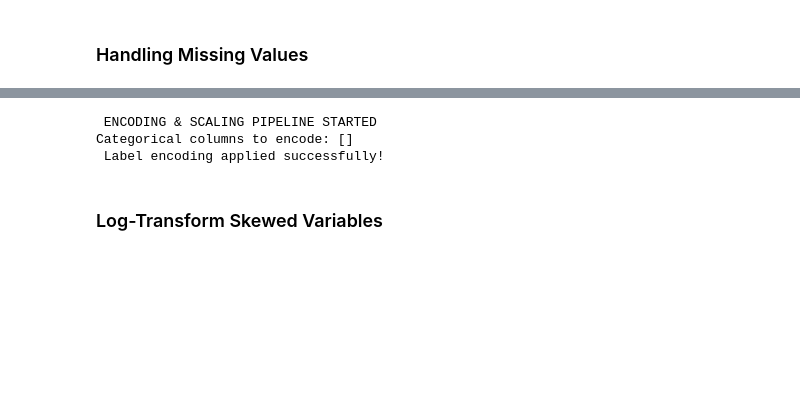
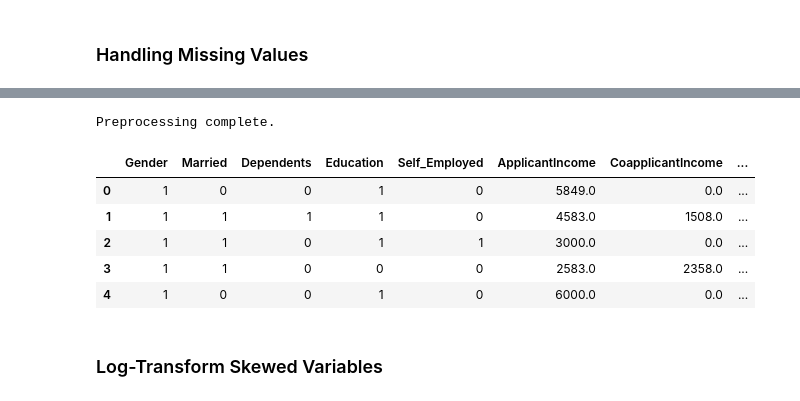
Before and after one commit to Meritus3266/My_Task, a Jupyter notebook: Task/Olaiya_Solomon_Task_27/Data_Preprocessing_Home_Loan.ipynb, the cells around one changed output, grey strips where cells are left out. Drawn from its saved outputs; the diff is of its cells as text; code cells hidden in the pictures; blank space fills up the shorter version.

```diff
--- a/Task/Olaiya_Solomon_Task_27/Data_Preprocessing_Home_Loan.ipynb
+++ b/Task/Olaiya_Solomon_Task_27/Data_Preprocessing_Home_Loan.ipynb
@@ -122,0 +130,3 @@ dtype: int64
+# %%
+categorical_features = df_processed.select_dtypes(include = ['object']). columns.tolist()
+print(f"categorical features:\n {categorical_features}")
@@ -123,32 +163,30 @@ dtype: int64
 # %%
-print(" ENCODING & SCALING PIPELINE STARTED ")
-
-# Drop ID-like columns (not useful for modeling)
-X_train = X_train.drop(columns=['Loan_ID'], errors='ignore')
-X_val = X_val.drop(columns=['Loan_ID'], errors='ignore')
-X_test = X_test.drop(columns=['Loan_ID'], errors='ignore')
-
-# Identify categorical columns
-cat_cols = X_train.select_dtypes(include=['object']).columns.tolist()
-print(f"Categorical columns to encode: {cat_cols}")
-
-# Initialize LabelEncoder
-le = LabelEncoder()
-
-# Encode categorical columns consistently across all sets
-for col in cat_cols:
-    combined = pd.concat([X_train[col], X_val[col], X_test[col]], axis=0)
-    le.fit(combined.astype(str))  # Fit on all to ensure consistent encoding
-
-    X_train[col] = le.transform(X_train[col].astype(str))
-    X_val[col] = le.transform(X_val[col].astype(str))
-    X_test[col] = le.transform(X_test[col].astype(str))
-
-print(" Label encoding applied successfully!")
+def preprocess_loan_data(df):
+    # Label Encoding (binary columns)
+    label_map = {
+        'Gender': {'Male': 1, 'Female': 0},
+        'Married': {'Yes': 1, 'No': 0},
+        'Education': {'Graduate': 1, 'Not Graduate': 0},
+        'Self_Employed': {'Yes': 1, 'No': 0},
+        'Loan_Status': {'Y': 1, 'N': 0}
+    }
+    for col, mapping in label_map.items():
+        df[col] = df[col].map(mapping)
+    # One-hot encoding for Property_Area
+    df = pd.get_dummies(df, columns=['Property_Area'], drop_first=False, dtype=int)
+    print("\nPreprocessing complete.")
+    return df
-# %% [output]
- ENCODING & SCALING PIPELINE STARTED
-Categorical columns to encode: []
- Label encoding applied successfully!
+# %%
+df_processed = preprocess_loan_data(df_processed)
+df_processed.head()
+# %% [output]
+Preprocessing complete.
+|  | Gender | Married | Dependents | Education | Self_Employed | ApplicantIncome | CoapplicantIncome | ... |
+| 0 | 1 | 0 | 0 | 1 | 0 | 5849.0 | 0.0 | ... |
+| 1 | 1 | 1 | 1 | 1 | 0 | 4583.0 | 1508.0 | ... |
+| 2 | 1 | 1 | 0 | 1 | 1 | 3000.0 | 0.0 | ... |
+| 3 | 1 | 1 | 0 | 0 | 0 | 2583.0 | 2358.0 | ... |
+| 4 | 1 | 0 | 0 | 1 | 0 | 6000.0 | 0.0 | ... |
 # %% [markdown]
 ### Log-Transform Skewed Variables
 # %%
```
Also changed, not shown: parts of 20 cells of this notebook, 12 other files.
